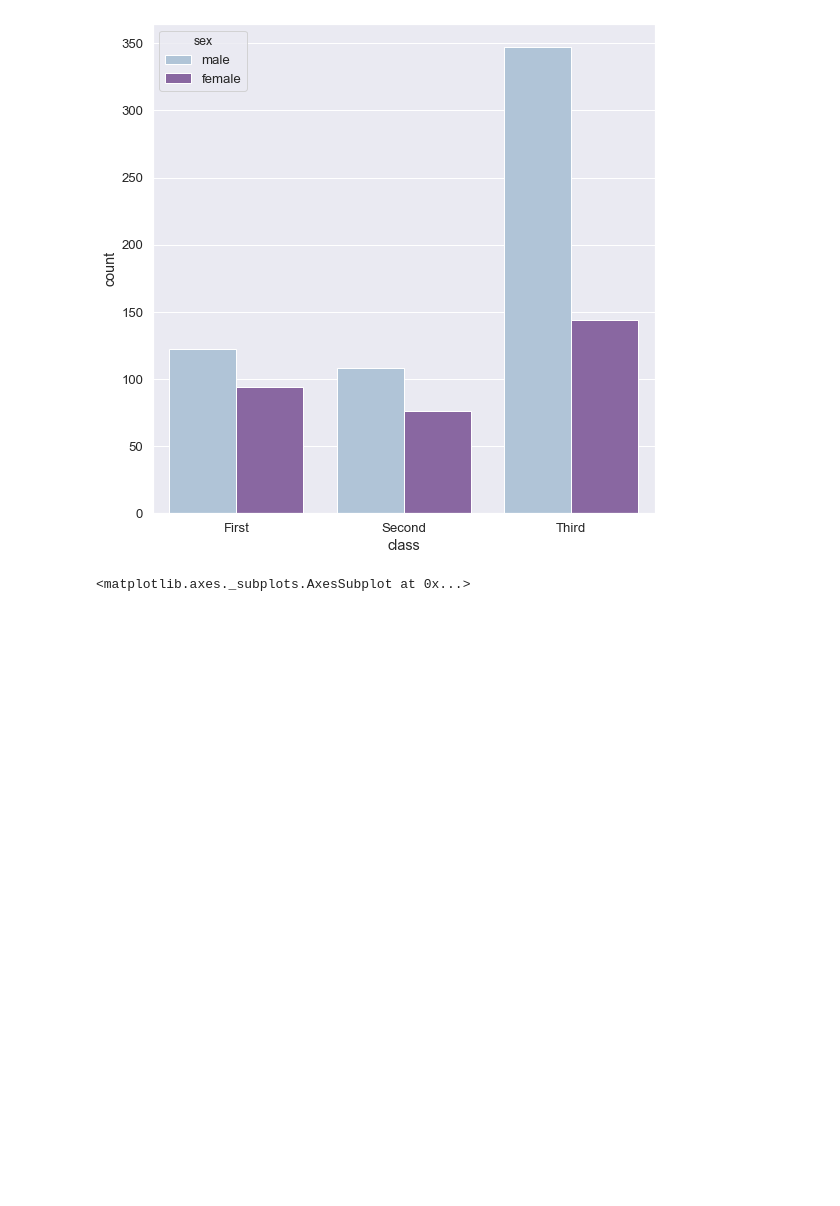
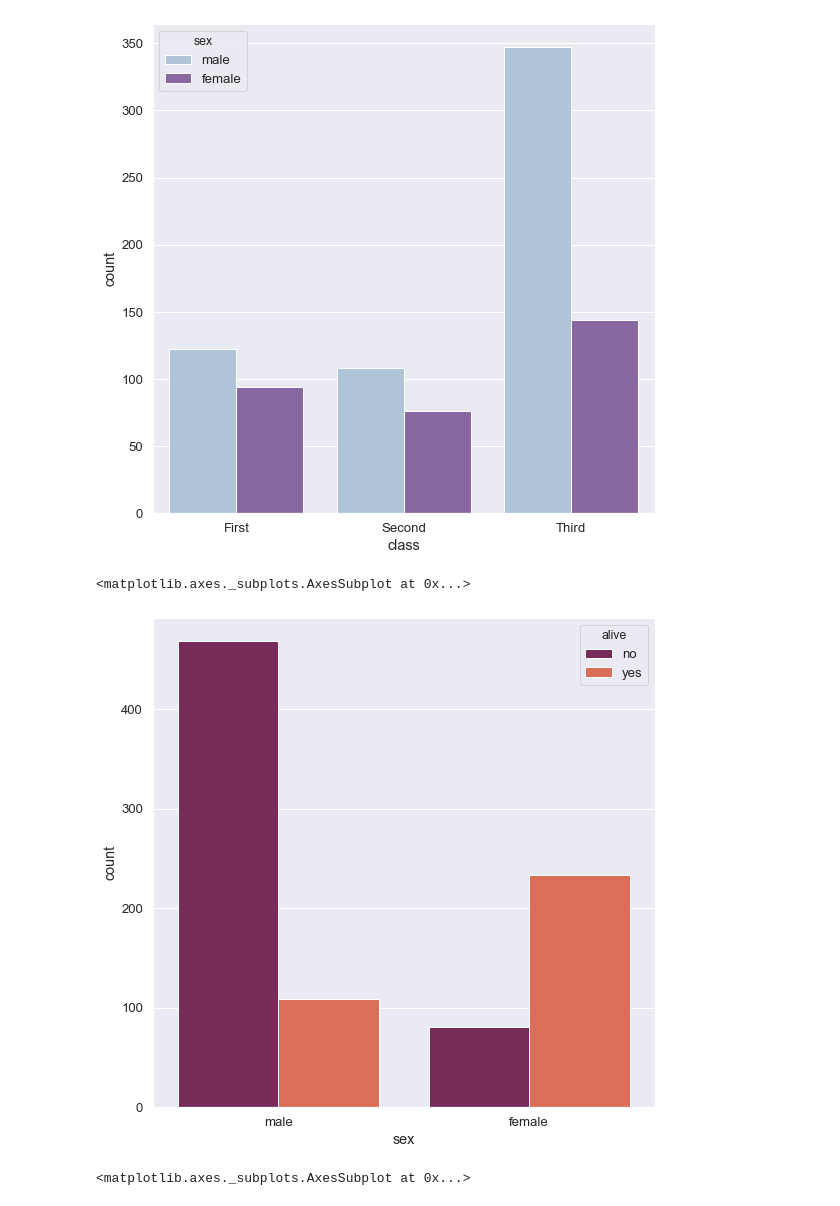
Before and after one commit to Jekso/Singularity-Data-Science, a Jupyter notebook: 08-Data Visualization with Matplotlib & Seaborn/code/01-Seaborn/05-Seaborn Project.ipynb, the cells around one changed output. Cells and saved outputs as stored; diff of their text form; code cells hidden in the pictures; blank space fills up the shorter version.

```diff
--- a/08-Data Visualization with Matplotlib & Seaborn/code/01-Seaborn/05-Seaborn Project.ipynb
+++ b/08-Data Visualization with Matplotlib & Seaborn/code/01-Seaborn/05-Seaborn Project.ipynb
@@ -100,6 +100,11 @@ sns.countplot(x='class', data=df, hue='sex', palette='BuPu')
 # %% [output]
 <matplotlib.axes._subplots.AxesSubplot at 0x...>
 [figure]
+# %%
+sns.countplot(x='sex', data=df, hue='alive', palette='rocket')
+# %% [output]
+<matplotlib.axes._subplots.AxesSubplot at 0x...>
+[figure, added]
 # %%
 sns.countplot(x='class', data=df, hue='who', palette='Set1')
 # %% [output]
```
Also changed, not shown: parts of 10 cells of this notebook, 5 other files.
